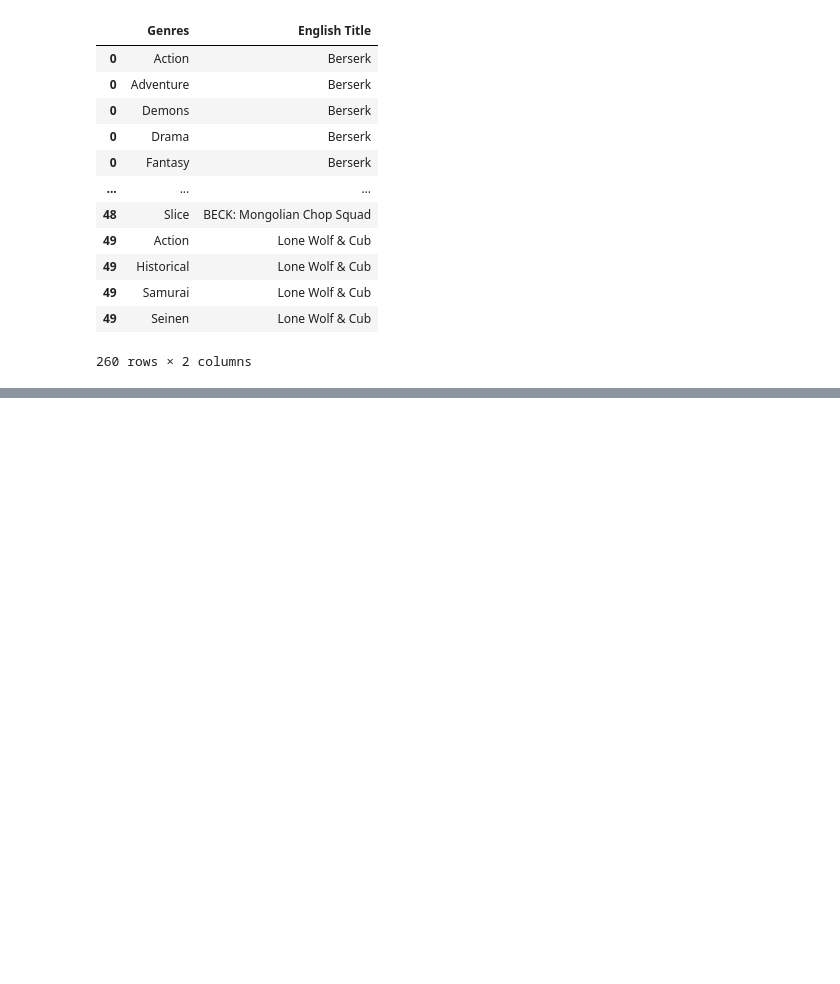
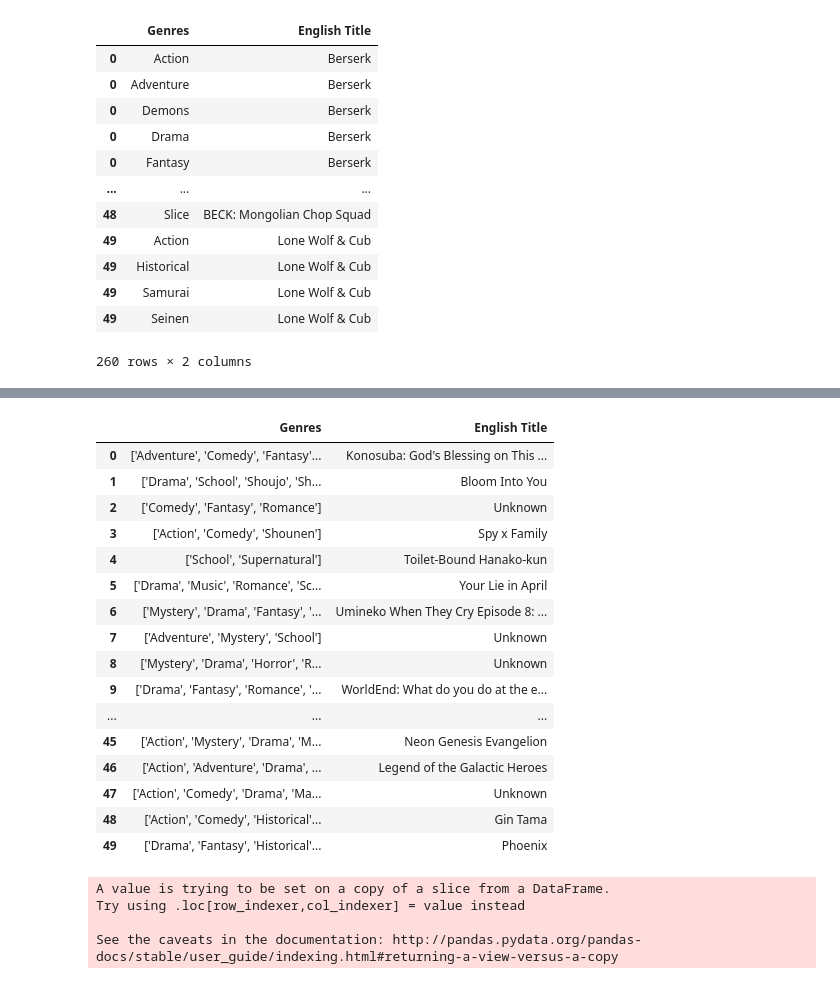
Before and after one commit to nelsont87/Mangacategory, a Jupyter notebook: Cleaning Manga data.ipynb, the cells around one changed output, grey strips where cells are left out. Cells and saved outputs as stored; diff of their text form; code cells hidden in the pictures; blank space fills up the shorter version.

Commit message:
get the genre counts for the mangas

```diff
--- a/Cleaning Manga data.ipynb
+++ b/Cleaning Manga data.ipynb
@@ -97,3 +118,32 @@ next_fifty
 | 47 | 8586 | https://myanimelist.net/manga/858... | Unknown | Unknown | 브레이커 | Manhwa | 10 | 72 | ... |
 | 48 | 44 | https://myanimelist.net/manga/44/... | Gin Tama | Dandelion, Shiro Kuro, Black and ... | 銀魂 | Manga | 77 | 709 | ... |
 | 49 | 1325 | https://myanimelist.net/manga/132... | Phoenix | Hi no Tori: Reimei-hen, Phoneix: ... | 火の鳥 | Manga | 16 | 19 | ... |
+# %%
+genres_next_df = next_fifty[['Genres', 'English Title']]
+genres_next_df
+# %% [output]
+|  | Genres | English Title |
+| 0 | ['Adventure', 'Comedy', 'Fantasy'... | Konosuba: God's Blessing on This ... |
+| 1 | ['Drama', 'School', 'Shoujo', 'Sh... | Bloom Into You |
+| 2 | ['Comedy', 'Fantasy', 'Romance'] | Unknown |
+| 3 | ['Action', 'Comedy', 'Shounen'] | Spy x Family |
+| 4 | ['School', 'Supernatural'] | Toilet-Bound Hanako-kun |
+| 5 | ['Drama', 'Music', 'Romance', 'Sc... | Your Lie in April |
+| 6 | ['Mystery', 'Drama', 'Fantasy', '... | Umineko When They Cry Episode 8: ... |
+| 7 | ['Adventure', 'Mystery', 'School'] | Unknown |
+| 8 | ['Mystery', 'Drama', 'Horror', 'R... | Unknown |
+| 9 | ['Drama', 'Fantasy', 'Romance', '... | WorldEnd: What do you do at the e... |
+| ... | ... | ... |
+| 45 | ['Action', 'Mystery', 'Drama', 'M... | Neon Genesis Evangelion |
+| 46 | ['Action', 'Adventure', 'Drama', ... | Legend of the Galactic Heroes |
+| 47 | ['Action', 'Comedy', 'Drama', 'Ma... | Unknown |
+| 48 | ['Action', 'Comedy', 'Historical'... | Gin Tama |
+| 49 | ['Drama', 'Fantasy', 'Historical'... | Phoenix |
+# %%
+#converting the column to an actual list
+genres_next_df['Genres'] = genres_next_df['Genres'].apply(literal_eval)
+# %% [output]
+A value is trying to be set on a copy of a slice from a DataFrame.
+Try using .loc[row_indexer,col_indexer] = value instead
+
+See the caveats in the documentation: http://pandas.pydata.org/pandas-docs/stable/user_guide/indexing.html#returning-a-view-versus-a-copy
```
Also changed, not shown: parts of 3 cells of this notebook.
